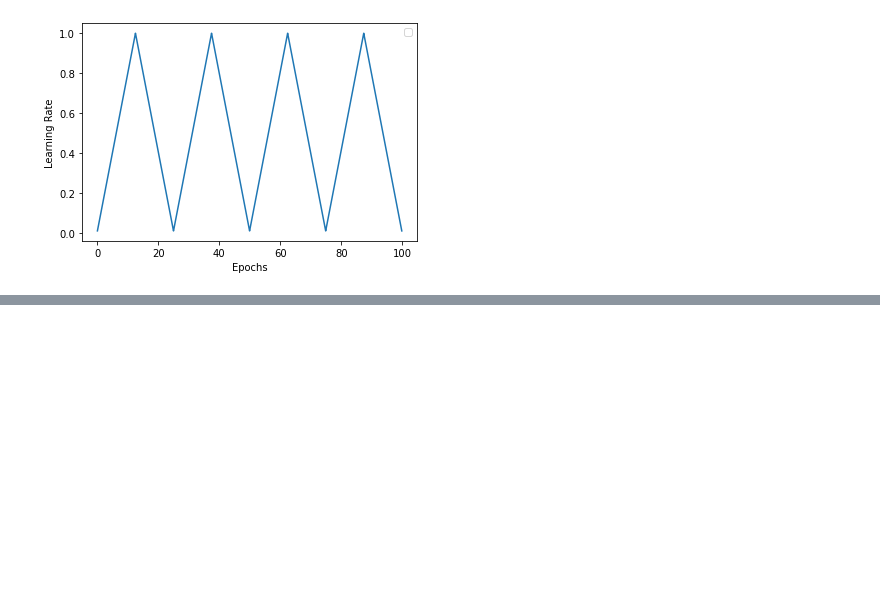
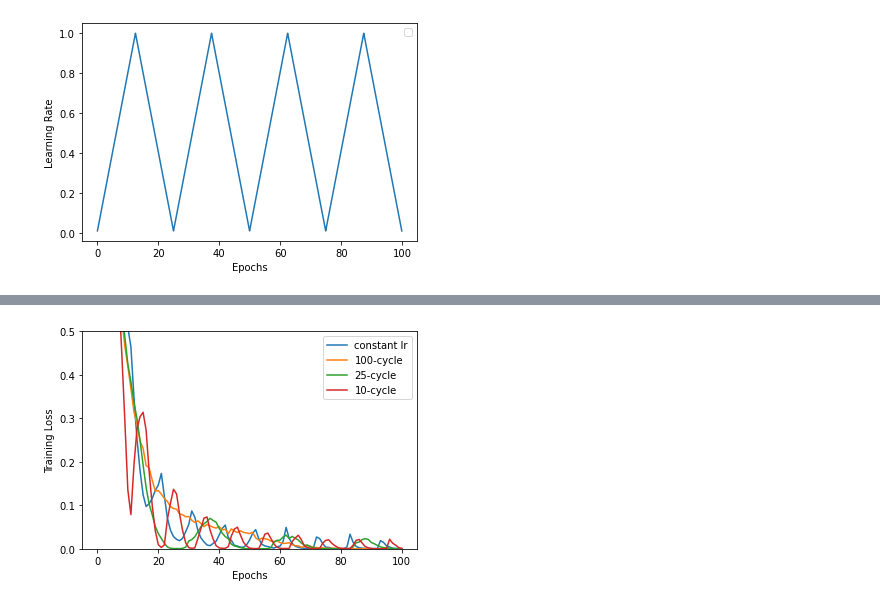
Before and after one commit to AverageDude0815/BA, a Jupyter notebook: Pytorch/Results/Run Comparer.ipynb, the cells around one changed output, grey strips where cells are left out. Drawn from its saved outputs; the diff is of its cells as text; code cells hidden in the pictures; blank space fills up the shorter version.

```diff
--- a/Pytorch/Results/Run Comparer.ipynb
+++ b/Pytorch/Results/Run Comparer.ipynb
@@ -149,0 +148,4 @@ compare_runs(settings_list, stop_1cycle=True, compare_what='val_loss')
+# %%
+compare_runs(settings_list, compare_what='train_loss', ylim=(0, 0.5))
+# %% [output]
+[figure, added]
```
Also changed, not shown: parts of 9 cells of this notebook.
